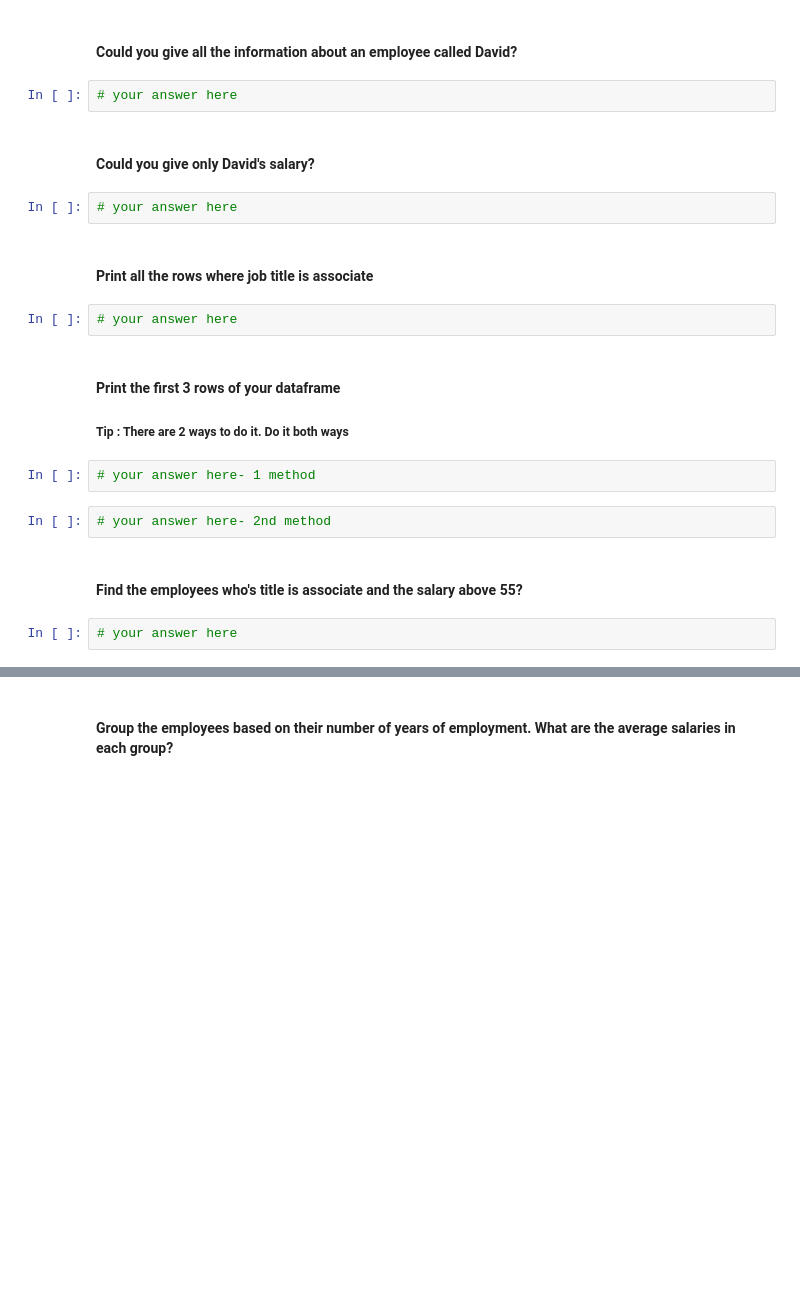
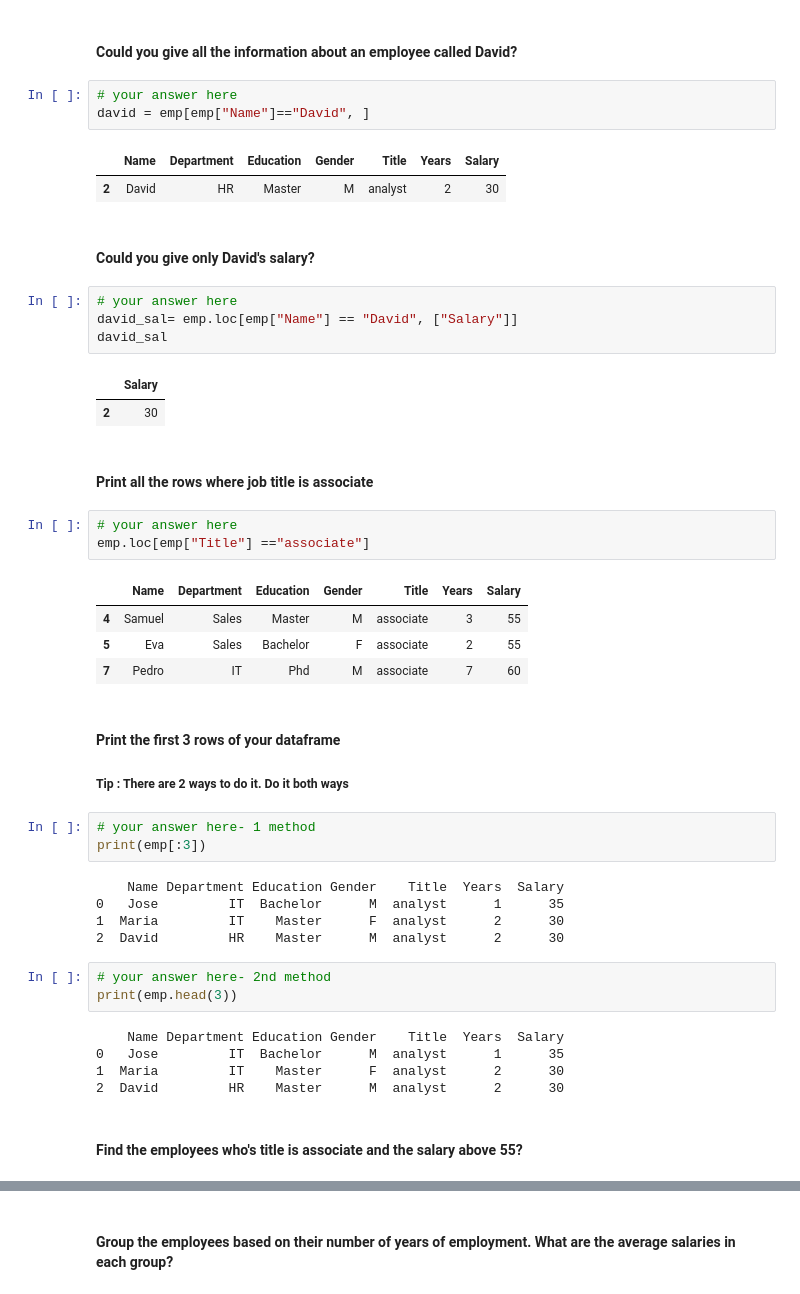
Before and after one commit to Ironhack-Data-Madrid-Marzo-2021/lab-subsetting-and-descriptive-stats, a Jupyter notebook: your-code/main.ipynb, the cells around one changed output, grey strips where cells are left out. Drawn from its saved outputs; the diff is of its cells as text; blank space fills up the shorter version.

```diff
--- a/your-code/main.ipynb
+++ b/your-code/main.ipynb
@@ -140,23 +225,48 @@ The data is valid for analysis, it does not contain null values, and the current
 #### Could you give all the information about an employee called David?
 # %%
 # your answer here
+david = emp[emp["Name"]=="David", ]
+# %% [output]
+|  | Name | Department | Education | Gender | Title | Years | Salary |
+| 2 | David | HR | Master | M | analyst | 2 | 30 |
 # %% [markdown]
 #### Could you give only David's salary?
 # %%
 # your answer here
+david_sal= emp.loc[emp["Name"] == "David", ["Salary"]]
+david_sal
+# %% [output]
+|  | Salary |
+| 2 | 30 |
 # %% [markdown]
 #### Print all the rows where job title is associate
 # %%
 # your answer here
+emp.loc[emp["Title"] =="associate"]
+# %% [output]
+|  | Name | Department | Education | Gender | Title | Years | Salary |
+| 4 | Samuel | Sales | Master | M | associate | 3 | 55 |
+| 5 | Eva | Sales | Bachelor | F | associate | 2 | 55 |
+| 7 | Pedro | IT | Phd | M | associate | 7 | 60 |
 # %% [markdown]
 #### Print the first 3 rows of your dataframe
 
 ##### Tip : There are 2 ways to do it. Do it both ways
 # %%
 # your answer here- 1 method
+print(emp[:3])
+# %% [output]
+    Name Department Education Gender    Title  Years  Salary
+0   Jose         IT  Bachelor      M  analyst      1      35
+1  Maria         IT    Master      F  analyst      2      30
+2  David         HR    Master      M  analyst      2      30
 # %%
 # your answer here- 2nd method
+print(emp.head(3))
+# %% [output]
+    Name Department Education Gender    Title  Years  Salary
+0   Jose         IT  Bachelor      M  analyst      1      35
+1  Maria         IT    Master      F  analyst      2      30
+2  David         HR    Master      M  analyst      2      30
 # %% [markdown]
 #### Find the employees who's title is associate and the salary above 55?
-# %%
-# your answer here
```
Also changed, not shown: parts of 25 cells of this notebook.
